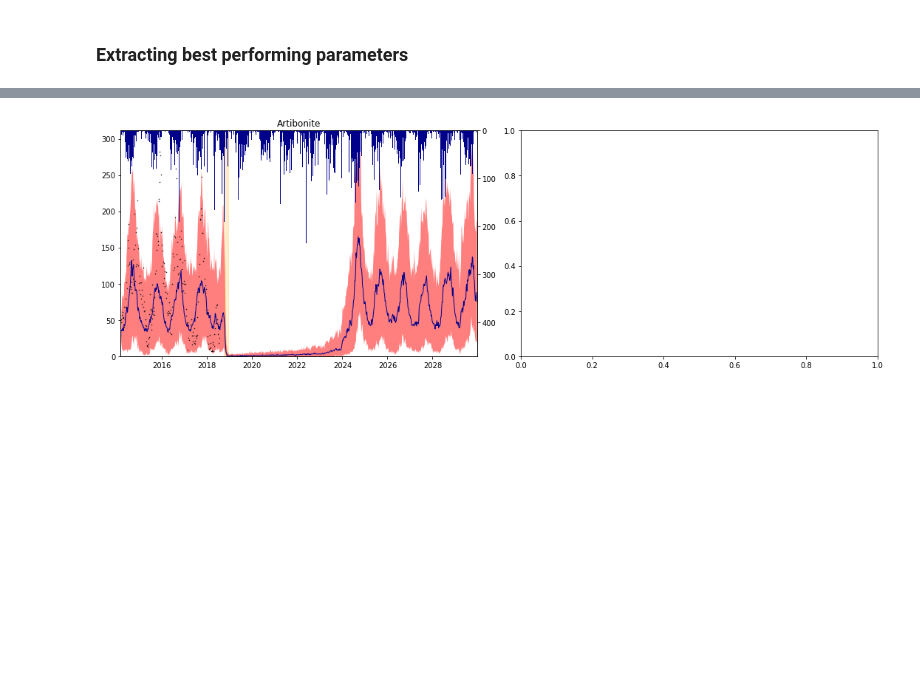
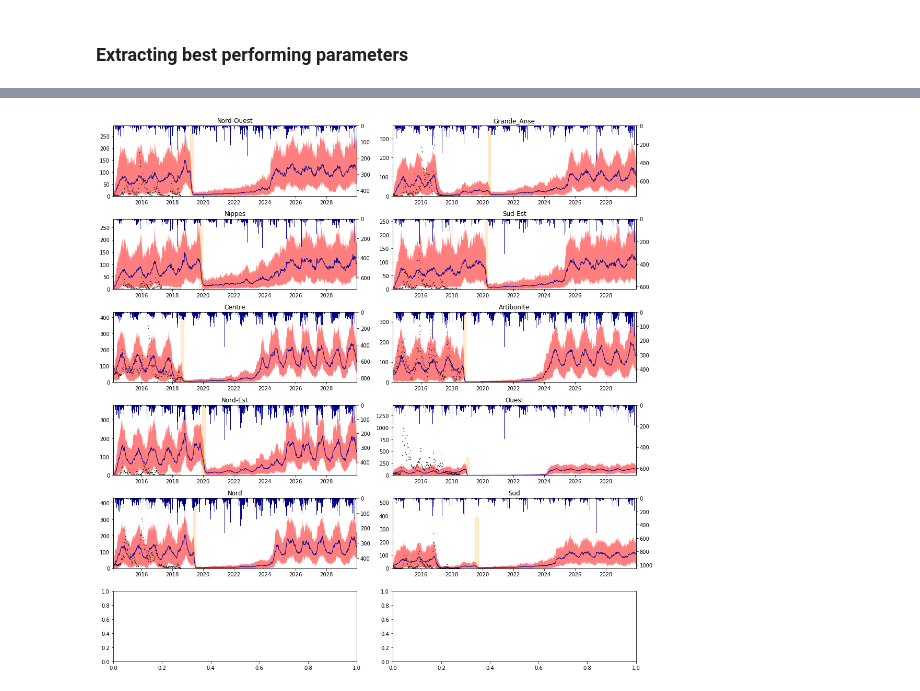
Before and after one commit to jcblemai/haiti-mass-ocv-campaign, a Jupyter notebook: forecast.ipynb, the cells around one changed output, grey strips where cells are left out. Cells and saved outputs as stored; diff of their text form; code cells hidden in the pictures; blank space fills up the shorter version.

```diff
--- a/forecast.ipynb
+++ b/forecast.ipynb
@@ -67,6 +67,9 @@ def project_rain(rainfall, tf):
 rain_prj = project_rain(rainfall, t_for)
 rain = pd.concat((rainfall, rain_prj))
 rain.to_csv('haiti-data/proj/rainfall.csv', index_label = 'date')
+# %%
+nsim = 1
+run_lvl = 3
 # %% [markdown]
 ### Extracting best performing parameters
 # %%
@@ -79,8 +82,9 @@ for i, dp in enumerate(dept_avail):
     dept_data = {}
     robjects.r('departement <- "' + dp + '"')
     robjects.r('output_dir <- "' + output_dir + '"')
-    robjects.r('run_level <- 3')
-    robjects.r('nsim <- 100')
+    robjects.r('run_level <- ' + str(run_lvl))
+    robjects.r('nsim <- ' + str(nsim))
+    robjects.r('cases_ext <- 456')
     robjects.r('t_vacc_start <- "' + str('2010-01-01') + '"')
     robjects.r('t_vacc_end  <- "' + str('2010-01-01') + '"')
     robjects.r('p1d_reg <- 0')
@@ -100,8 +104,9 @@ for i, dp in enumerate(dept_avail):
 
 
 
+
 # Convert years in days, 'mu', 'alpha'
-rates = [ "gammaI", "gammaA", "rhoA", 'rhoI']
+rates = [ "gammaI", "gammaA", "rhoA", 'rhoI', 'mu_B']
 params_disp = all_params.copy()
 params_disp.loc[:,'rhoI'] = params_disp.loc[:,'XrhoI'] * params_disp.loc[:,'rhoA']
 params_disp.loc[:,'thetaA'] = params_disp.loc[:,'XthetaA'] * params_disp.loc[:,'thetaI']
@@ -159,0 +133,23 @@ Name: XrhoI, dtype: float64
+# %%
+ti = input_parameters['t_start']
+tf = datetime.date(2018,7,21)
+
+fig, axes = plt.subplots((len(all_data))//2+1, 2, figsize=(20,15), squeeze = True);
+fig.patch.set_facecolor('white')
+axes = axes.flatten();
+for i, dp in enumerate(dept_avail):
+    axt =  axes[i].twinx()
+    axes[i].plot(cases[dp][t_start:][ti:tf], marker='.', linestyle='-',color='k', linewidth=1, markersize=1 )
+    axes[i].fill_between(all_data[dp]['cases']['q05'][ti:tf].index, all_data[dp]['cases']['q05'][ti:tf], all_data[dp]['cases']['q95'][ti:tf], alpha = .5, color = 'red', linewidth = 0)
+    #axes[i].plot(all_data[dp]['cases']['mean'], linewidth=1, alpha = 1,linestyle='-.', color = 'black')
+    axes[i].plot(all_data[dp]['cases']['q50'][ti:tf], alpha = 1,linestyle='-', linewidth = 1, color = 'darkblue')
+    #axt.bar(pd.date_range(t_start,t_for, freq='W-SAT')[ti:tf].date, rain[dp].resample('W-SAT').sum()[t_start:t_for][ti:tf],
+    #            label = r'Rainfall', color = 'darkblue', width=7, alpha = 1)
+
+    axes[i].set_title(dp)
+    axes[i].set_ylim(0)
+    axt.set_ylim(2*max(rain[dp].resample('W-SAT').sum()[t_start:t_for]),0) # check if only reverse y
+    axes[i].set_xlim(ti, tf)
+    #axes[i].legend()
+
+fig.tight_layout()
@@ -259,8 +228,8 @@ for i, dp in enumerate(dept_avail):
     dept_data = {}
     robjects.r('departement <- "' + dp + '"')
     robjects.r('output_dir <- "' + output_dir + '"')
-    robjects.r('run_level <- 3')
-    robjects.r('nsim <- 100')
+    robjects.r('run_level <- ' + str(run_lvl))
+    robjects.r('nsim <- ' + str(nsim))
 
     robjects.r('t_vacc_start <- "' + str(scenario.t_vacc_start[dp]) + '"')
     robjects.r('t_vacc_end  <- "' + str(scenario.t_vacc_end[dp]) + '"')
@@ -277,7 +246,7 @@ for i, dp in enumerate(dept_avail):
     all_data_vacc[dp] = dept_data
     #all_params[dp] = params
 # %%
-fig, axes = plt.subplots((len(all_data))//2+1, 2, figsize=(15,5), squeeze = True);
+fig, axes = plt.subplots((len(all_data))//2+1, 2, figsize=(15,15), squeeze = True);
 axes = axes.flatten();
 fig.patch.set_facecolor('white')
 
@@ -285,34 +254,34 @@ fig.patch.set_facecolor('white')
 for i, dp in enumerate(dept_avail):
     axt =  axes[i].twinx()
     axes[i].plot(cases[dp][t_start:], marker='.', linestyle='-',color='k', linewidth=0, markersize=1 )
     axes[i].fill_between(all_data_vacc[dp]['cases']['q05'].index, all_data_vacc[dp]['cases']['q05'], all_data_vacc[dp]['cases']['q95'], alpha = .5, color = 'red', linewidth = 0)
     axes[i].plot(all_data_vacc[dp]['cases']['q50'], alpha = 1,linestyle='-', linewidth = 1, color = 'darkblue')
     axt.bar(pd.date_range(t_start,t_for, freq='W-SAT').date, rain[dp].resample('W-SAT').sum()[t_start:t_for],
                 label = r'Rainfall', color = 'darkblue', width=7, alpha = 1)
 
     axes[i].set_title(dp)
     axes[i].set_ylim(0)
     axt.set_ylim(2*max(rain[dp].resample('W-SAT').sum()[t_start:t_for]),0) # check if only reverse y
     axes[i].set_xlim(t_start, t_for)
     #axes[i].legend()
 
 
     # convert to matplotlib date representation
     start = mdates.date2num(scenario.t_vacc_start[dp])
     end = mdates.date2num(scenario.t_vacc_end[dp])
     width = end - start
     rect = Rectangle((start, 0), width, 100+max(all_data_vacc[dp]['cases']['q95']), color='orange', alpha= 0.1)
     axes[i].add_patch(rect)
     axes[i].add_artist(rect)
     rx, ry = rect.get_xy()
     cx = rx + rect.get_width()/2.0
     cy = ry + rect.get_height()/1.5
     #axes[i].annotate(r'Vaccination', (cx, cy), color='black',# weight='bold',
     #            fontsize=12, ha='center', va='center', rotation='vertical')
 
 fig.tight_layout()
 # %% [output]
-[figure, old version]
+[figure, new version]
 # %%
 dp = 'Sud'
 
```
Also changed, not shown: parts of 15 cells of this notebook, 3 other files.
